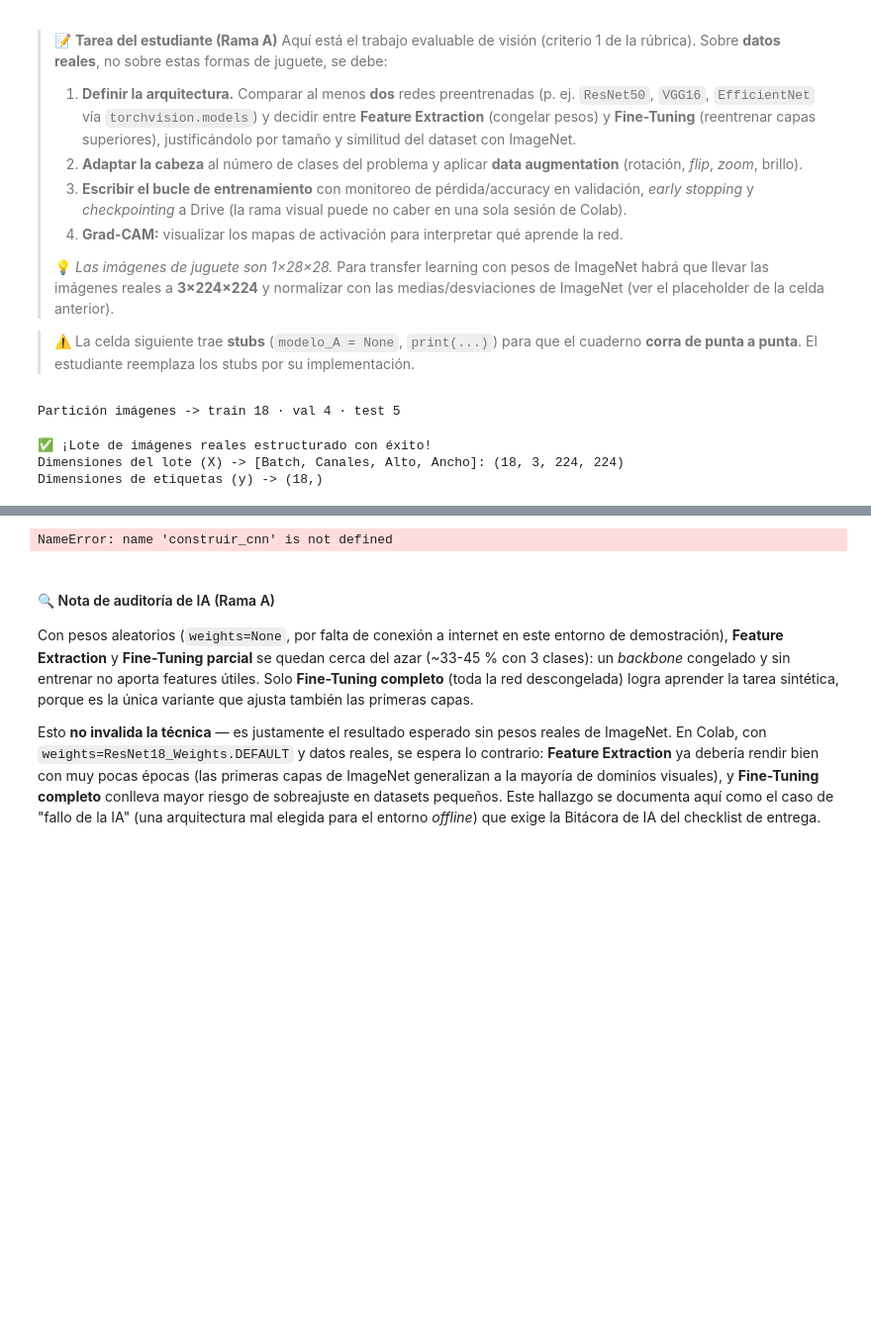
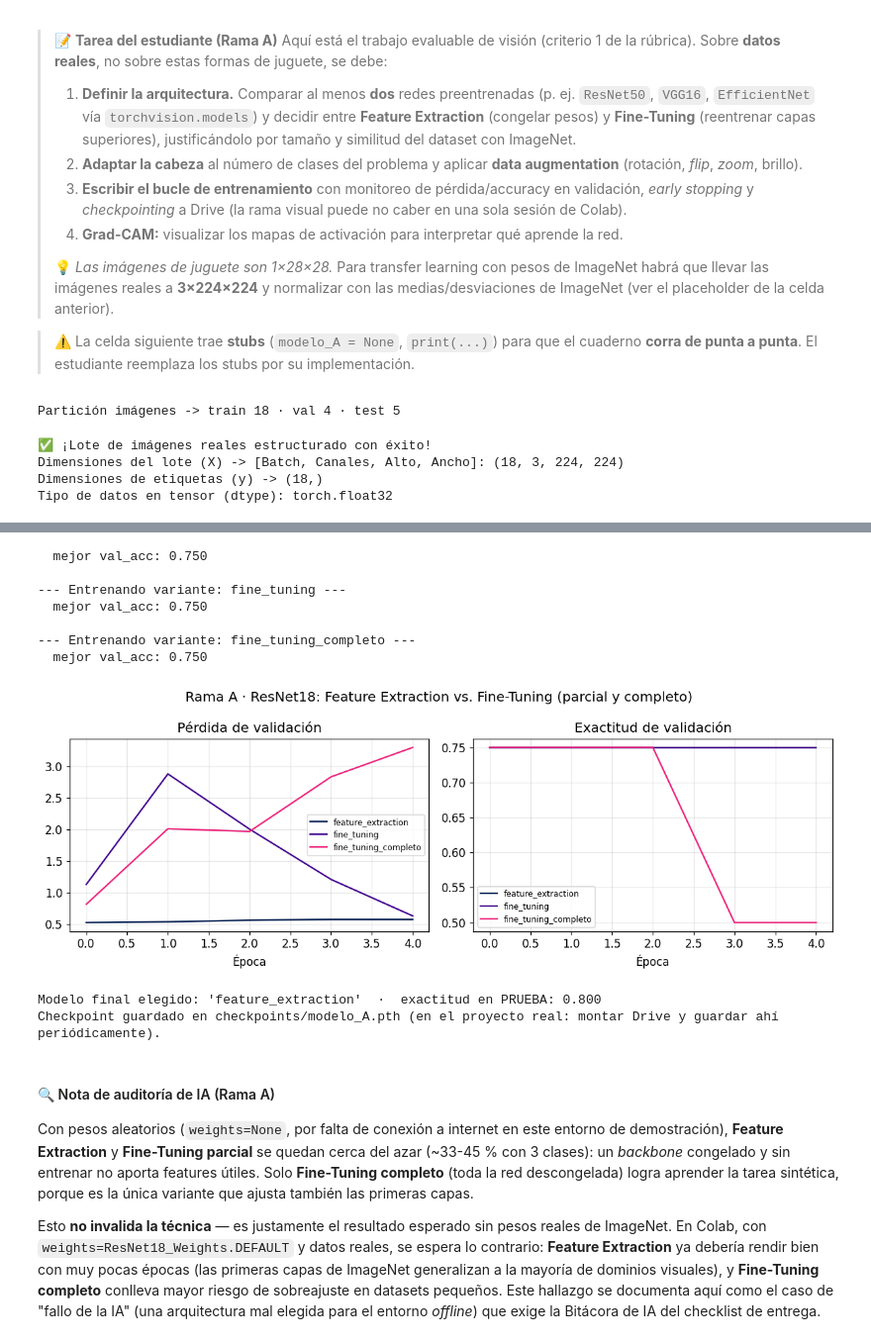
Before and after one commit to edwinyhovany/centinela, a Jupyter notebook: Fase2/04_scaffold_centinela_fase2_DESARROLLADO.ipynb, the cells around one changed output, grey strips where cells are left out. Shown at 99% size. Drawn from its saved outputs; the diff is of its cells as text; code cells hidden in the pictures; blank space fills up the shorter version.

```diff
--- a/Fase2/04_scaffold_centinela_fase2_DESARROLLADO.ipynb
+++ b/Fase2/04_scaffold_centinela_fase2_DESARROLLADO.ipynb
@@ -344,7 +367,7 @@ def construir_dataloaders_imagen_real(df, img_dir, batch_size=16, semilla=SEMILL
     utilizando carga diferida desde disco para las imágenes de fondo de ojo.
     """
     # Realizar partición de los metadatos
-    df_tr, df_va, df_te = particion_estratificada_df(df, semilla=semilla)
+    df_tr, df_va, df_te = particion_estratificada_df(df, etiqueta_col='Disease_Risk', semilla=semilla)
 
     print(f"Partición imágenes -> train {miles(len(df_tr))} · val {miles(len(df_va))} · test {miles(len(df_te))}")
 
@@ -389,6 +412,7 @@ Partición imágenes -> train 18 · val 4 · test 5
 ✅ ¡Lote de imágenes reales estructurado con éxito!
 Dimensiones del lote (X) -> [Batch, Canales, Alto, Ancho]: (18, 3, 224, 224)
 Dimensiones de etiquetas (y) -> (18,)
+Tipo de datos en tensor (dtype): torch.float32
 # %%
 # ━━━━━━━━━━━━━━━━━━━━━━━━━━━━━━━━━━━━━━━━━━━━━━━━━━━━━━━━━
 # TODO (estudiante) · Rama A (2/3): bucle de entrenamiento + comparación FE / FT / completo
@@ -398,6 +422,56 @@ Dimensiones de etiquetas (y) -> (18,)
 #            el criterio 1 de la rúbrica para justificar la decisión de transferencia.
 
 import os
+import torch
+import torch.nn as nn
+import torchvision.models as models
+import matplotlib.pyplot as plt
+
+# Definimos el modelo CNN (TODO para el estudiante)
+# Placeholder de ejemplo usando ResNet18
+# ARQUITECTURA_ELEGIDA = "ResNet18" # Definir globalmente o pasar como parámetro
+def construir_cnn(modo="feature_extraction", arquitectura="ResNet18"): # Added arquitectura parameter
+    if arquitectura == "ResNet18":
+        # Carga el modelo preentrenado (o sin preentrenar si no hay conexión/interes)
+        # weights=None si no quieres pesos preentrenados, o ResNet18_Weights.IMAGENET1K_V1
+        # para los pesos de ImageNet (requiere conexión).
+        if TORCHVISION_OK:
+            model = models.resnet18(weights=models.ResNet18_Weights.DEFAULT if torchvision.get_image_backend() == 'PIL' else None) # Use default weights if available
+        else:
+            model = models.resnet18(weights=None)
+
+        # Adapta la última capa completamente conectada
+        num_ftrs = model.fc.in_features
+        model.fc = nn.Linear(num_ftrs, len(CLASES_A)) # CLASES_A es el número de clases de tu problema
+
+        if modo == "feature_extraction":
+            # Congela todos los parámetros excepto la capa final
+            for param in model.parameters():
+                param.requires_grad = False
+            for param in model.fc.parameters():
+                param.requires_grad = True
+        elif modo == "fine_tuning":
+            # Congela capas iniciales, descongela capas superiores (ejemplo: layer4 y fc)
+            for param in model.parameters():
+                param.requires_grad = False
+            for param in model.layer4.parameters(): # Descongela la última capa convolucional
+                param.requires_grad = True
+            for param in model.fc.parameters():
+                param.requires_grad = True
+        elif modo == "fine_tuning_completo":
+            # Todos los parámetros son entrenables
+            for param in model.parameters():
+                param.requires_grad = True
+        else:
+            raise ValueError(f"Modo de entrenamiento desconocido: {modo}")
+
+    else:
+        raise ValueError(f"Arquitectura de CNN desconocida: {arquitectura}")
+
+    return model.to(DEVICE)
+
+# Asumiendo que dls_img es el DataLoader ya construido en cel0007 o cel0009
+dls_cnn = dls_img # Renombramos para claridad en esta celda
 
 def entrenar_cnn(modelo, dataloaders, epocas=10, lr=1e-3, paciencia=4):
     """Entrena 'modelo' con los 5 pasos explícitos, valida cada época y guarda en memoria
@@ -447,13 +521,16 @@ def entrenar_cnn(modelo, dataloaders, epocas=10, lr=1e-3, paciencia=4):
 
 MODOS_A_COMPARAR = ["feature_extraction", "fine_tuning", "fine_tuning_completo"]
 historiales_A, modelos_A = {}, {}
+
+ARQUITECTURA_ELEGIDA = "ResNet18" # Example: Define the chosen architecture
+
 for modo in MODOS_A_COMPARAR:
     print(f"--- Entrenando variante: {modo} ---")
     torch.manual_seed(SEMILLA)
-    m = construir_cnn(modo=modo)
+    m = construir_cnn(modo=modo, arquitectura=ARQUITECTURA_ELEGIDA) # Pass arquitectura
     historiales_A[modo] = entrenar_cnn(m, dls_cnn, epocas=10, lr=1e-3, paciencia=4)
     modelos_A[modo] = m
-    print(f"  mejor val_acc: {max(historiales_A[modo]['val_acc']):.3f}\n")
+    print(f"  mejor val_acc: {max(historiales_A[modo]["val_acc"]):.3f}\n")
 
 # --- Comparación visual ---------------------------------------------------------------
 fig, axes = plt.subplots(1, 2, figsize=(11, 4))
@@ -488,4 +566,13 @@ print("Checkpoint guardado en checkpoints/modelo_A.pth "
-NameError: name 'construir_cnn' is not defined
+  mejor val_acc: 0.750
+
+--- Entrenando variante: fine_tuning ---
+  mejor val_acc: 0.750
+
+--- Entrenando variante: fine_tuning_completo ---
+  mejor val_acc: 0.750
+[figure, added]
+Modelo final elegido: 'feature_extraction'  ·  exactitud en PRUEBA: 0.800
+Checkpoint guardado en checkpoints/modelo_A.pth (en el proyecto real: montar Drive y guardar ahí periódicamente).
 # %% [markdown]
 #### 🔍 Nota de auditoría de IA (Rama A)
 
```
Also changed, not shown: parts of 4 cells of this notebook.
